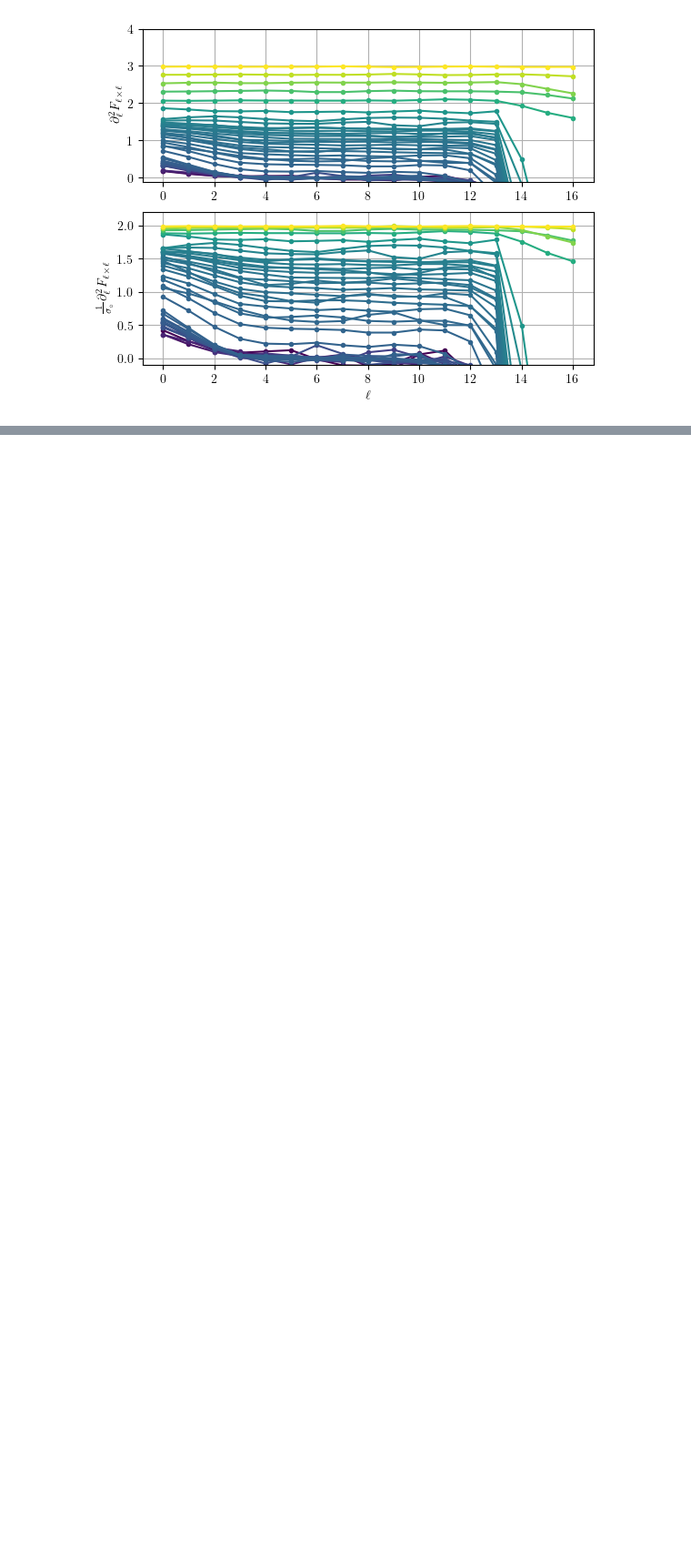
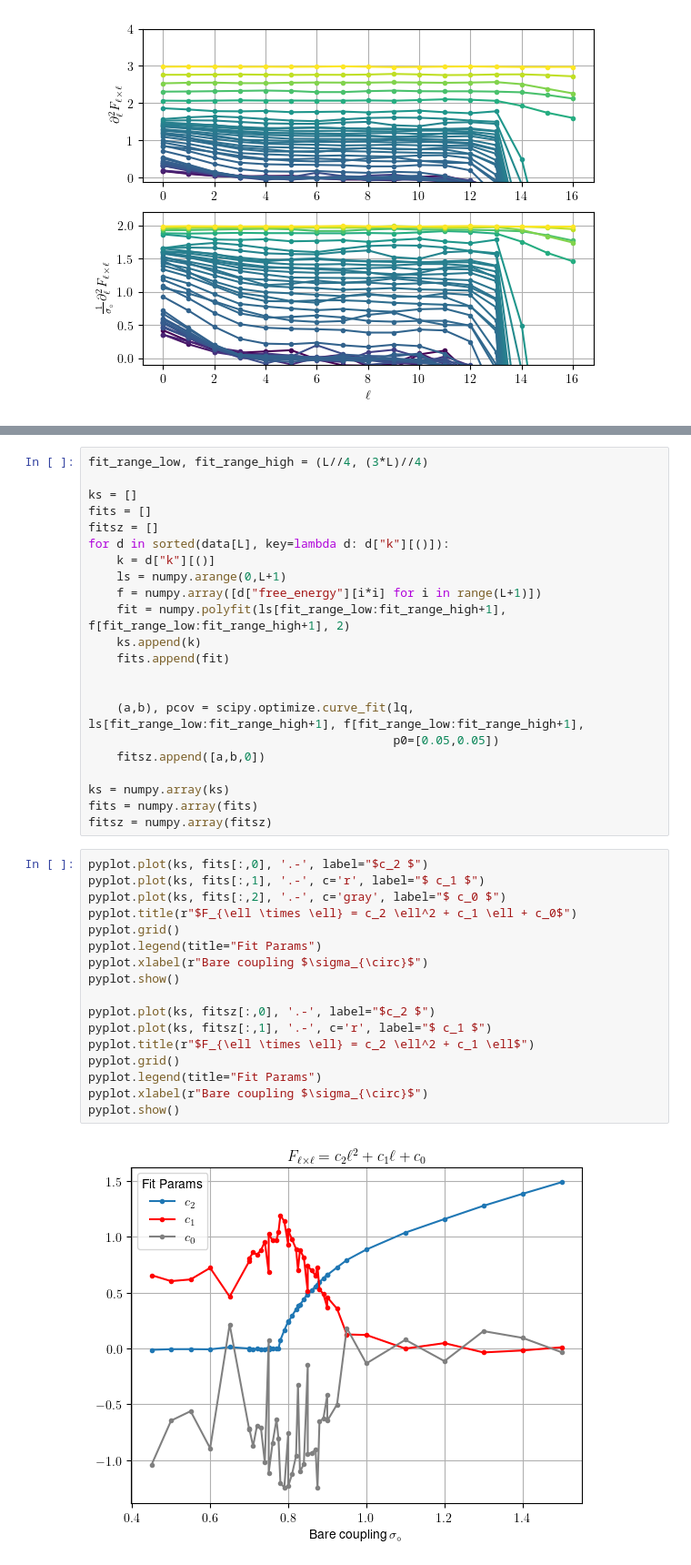
Before and after one commit to Renmusxd/GaugeTheoryRunner, a Jupyter notebook: jupyter/PlotMarkovLoopProbs.ipynb, the cells around one changed output, grey strips where cells are left out. Shown at 91% size. Saved outputs shown, nothing was run; the diff lists cells and outputs as text; blank space fills up the shorter version.

```diff
--- a/jupyter/PlotMarkovLoopProbs.ipynb
+++ b/jupyter/PlotMarkovLoopProbs.ipynb
@@ -342,0 +344,41 @@ pyplot.show()
+# %%
+fit_range_low, fit_range_high = (L//4, (3*L)//4)
+
+ks = []
+fits = []
+fitsz = []
+for d in sorted(data[L], key=lambda d: d["k"][()]):
+    k = d["k"][()]
+    ls = numpy.arange(0,L+1)
+    f = numpy.array([d["free_energy"][i*i] for i in range(L+1)])
+    fit = numpy.polyfit(ls[fit_range_low:fit_range_high+1], f[fit_range_low:fit_range_high+1], 2)
+    ks.append(k)
+    fits.append(fit)
+
+
+    (a,b), pcov = scipy.optimize.curve_fit(lq, ls[fit_range_low:fit_range_high+1], f[fit_range_low:fit_range_high+1],
+                                           p0=[0.05,0.05])
+    fitsz.append([a,b,0])
+
+ks = numpy.array(ks)
+fits = numpy.array(fits)
+fitsz = numpy.array(fitsz)
+# %%
+pyplot.plot(ks, fits[:,0], '.-', label="$c_2 $")
+pyplot.plot(ks, fits[:,1], '.-', c='r', label="$ c_1 $")
+pyplot.plot(ks, fits[:,2], '.-', c='gray', label="$ c_0 $")
+pyplot.title(r"$F_{\ell \times \ell} = c_2 \ell^2 + c_1 \ell + c_0$")
+pyplot.grid()
+pyplot.legend(title="Fit Params")
+pyplot.xlabel(r"Bare coupling $\sigma_{\circ}$")
+pyplot.show()
+
+pyplot.plot(ks, fitsz[:,0], '.-', label="$c_2 $")
+pyplot.plot(ks, fitsz[:,1], '.-', c='r', label="$ c_1 $")
+pyplot.title(r"$F_{\ell \times \ell} = c_2 \ell^2 + c_1 \ell$")
+pyplot.grid()
+pyplot.legend(title="Fit Params")
+pyplot.xlabel(r"Bare coupling $\sigma_{\circ}$")
+pyplot.show()
+# %% [output]
+[figure, added]
```
Also changed, not shown: parts of 3 cells of this notebook, 2 other files.
